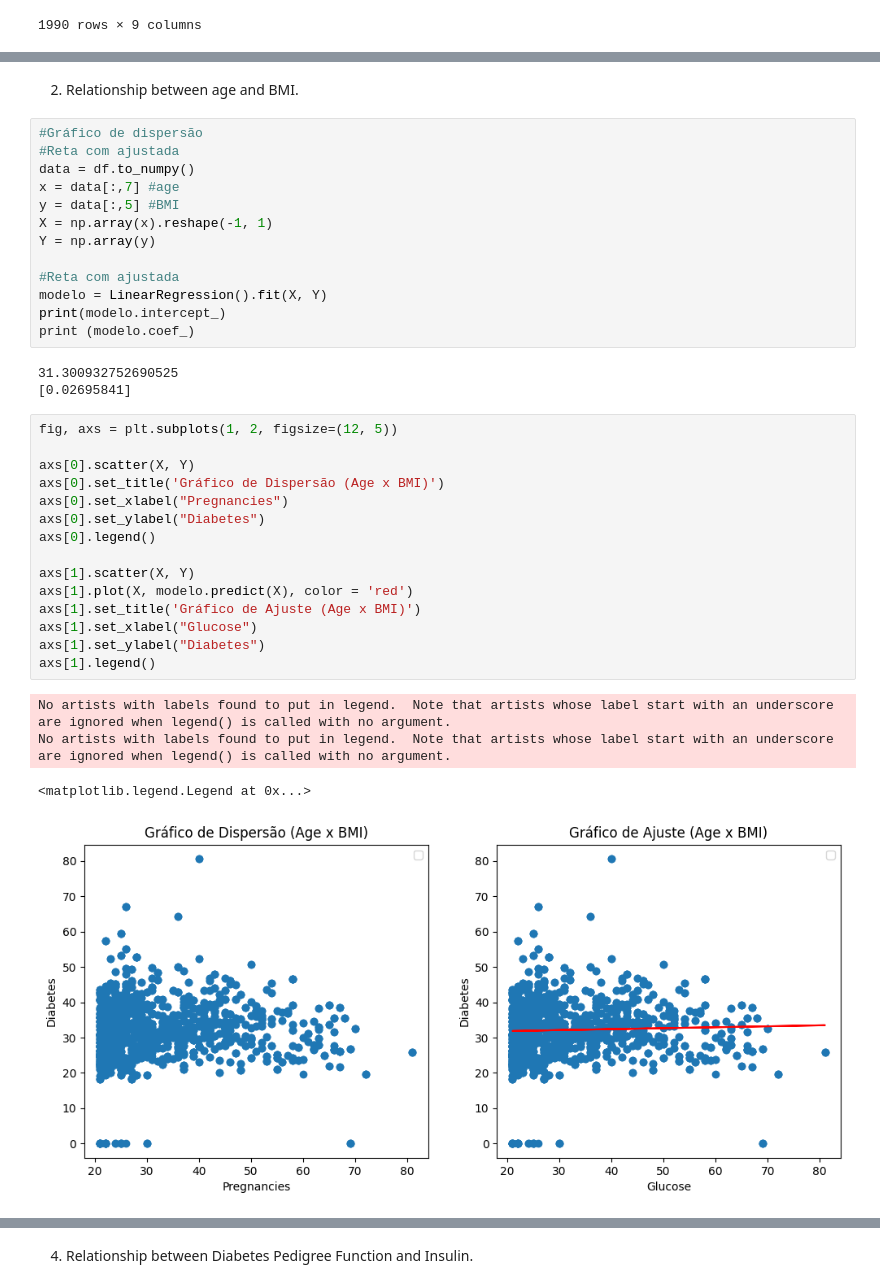
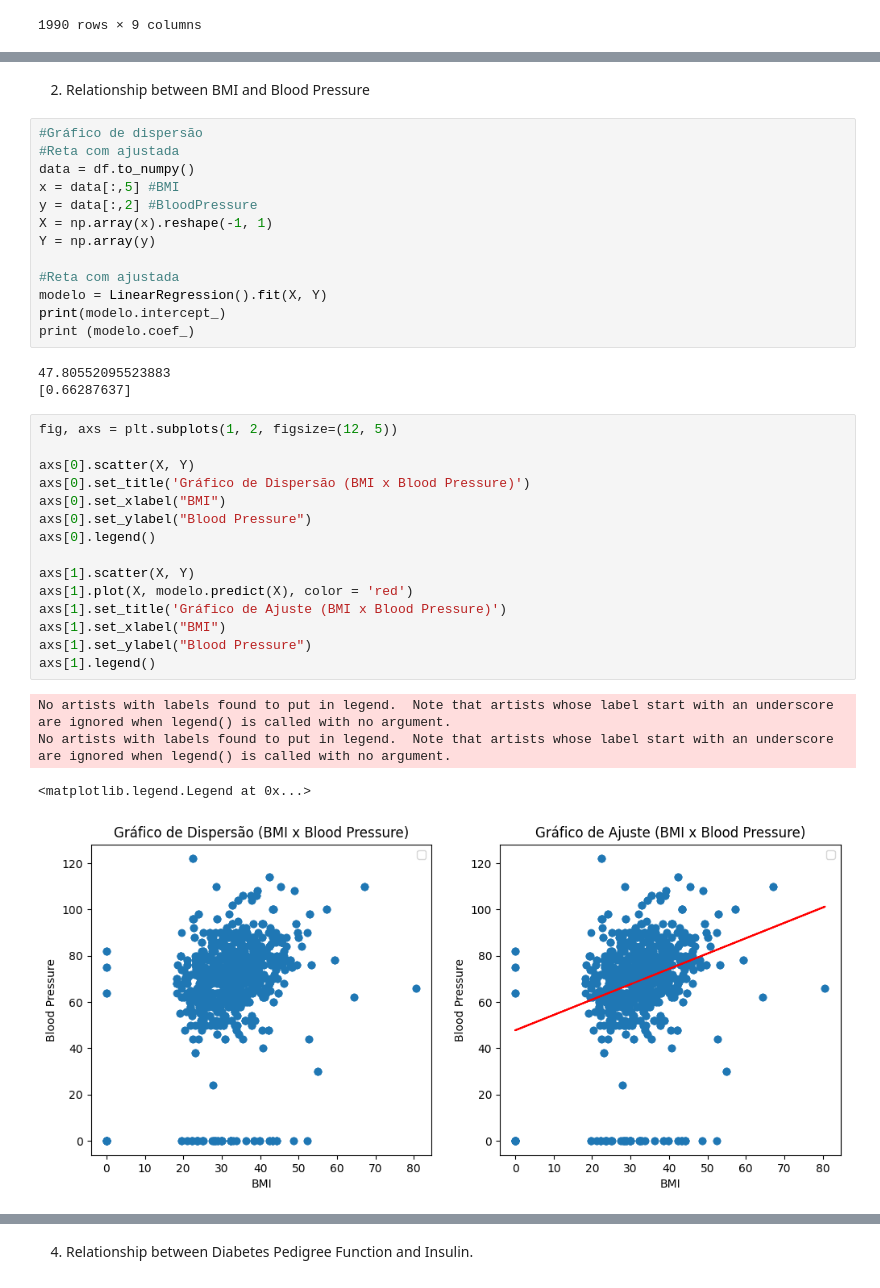
Before and after one commit to AnaBeatrizTavaresMalheiro/Data-analytics, a Jupyter notebook: linear_regression.ipynb, the cells around one changed output, grey strips where cells are left out. Drawn from its saved outputs; the diff is of its cells as text.

```diff
--- a/linear_regression.ipynb
+++ b/linear_regression.ipynb
@@ -82,11 +91,11 @@ R2: 0.02240184463670636
 # %% [markdown]
-2) Relationship between age and BMI.
+2) Relationship between BMI and Blood Pressure
 # %%
 #Gráfico de dispersão
 #Reta com ajustada
 data = df.to_numpy()
-x = data[:,7] #age
-y = data[:,5] #BMI
+x = data[:,5] #BMI
+y = data[:,2] #BloodPressure
 X = np.array(x).reshape(-1, 1)
 Y = np.array(y)
 
@@ -95,28 +104,28 @@ modelo = LinearRegression().fit(X, Y)
 print(modelo.intercept_)
 print (modelo.coef_)
 # %% [output]
-31.300932752690525
-[0.02695841]
+47.80552095523883
+[0.66287637]
 # %%
 fig, axs = plt.subplots(1, 2, figsize=(12, 5))
 
 axs[0].scatter(X, Y)
-axs[0].set_title('Gráfico de Dispersão (Age x BMI)')
-axs[0].set_xlabel("Pregnancies")
-axs[0].set_ylabel("Diabetes")
+axs[0].set_title('Gráfico de Dispersão (BMI x Blood Pressure)')
+axs[0].set_xlabel("BMI")
+axs[0].set_ylabel("Blood Pressure")
 axs[0].legend()
 
 axs[1].scatter(X, Y)
 axs[1].plot(X, modelo.predict(X), color = 'red')
-axs[1].set_title('Gráfico de Ajuste (Age x BMI)')
-axs[1].set_xlabel("Glucose")
-axs[1].set_ylabel("Diabetes")
+axs[1].set_title('Gráfico de Ajuste (BMI x Blood Pressure)')
+axs[1].set_xlabel("BMI")
+axs[1].set_ylabel("Blood Pressure")
 axs[1].legend()
 # %% [output]
 No artists with labels found to put in legend.  Note that artists whose label start with an underscore are ignored when legend() is called with no argument.
 No artists with labels found to put in legend.  Note that artists whose label start with an underscore are ignored when legend() is called with no argument.
 <matplotlib.legend.Legend at 0x...>
-[figure, old version]
+[figure, new version]
 # %%
 #Coeficiente de correlação de Pearson
 correlacao = np.corrcoef(x, y)
```
Also changed, not shown: parts of 18 cells of this notebook.
